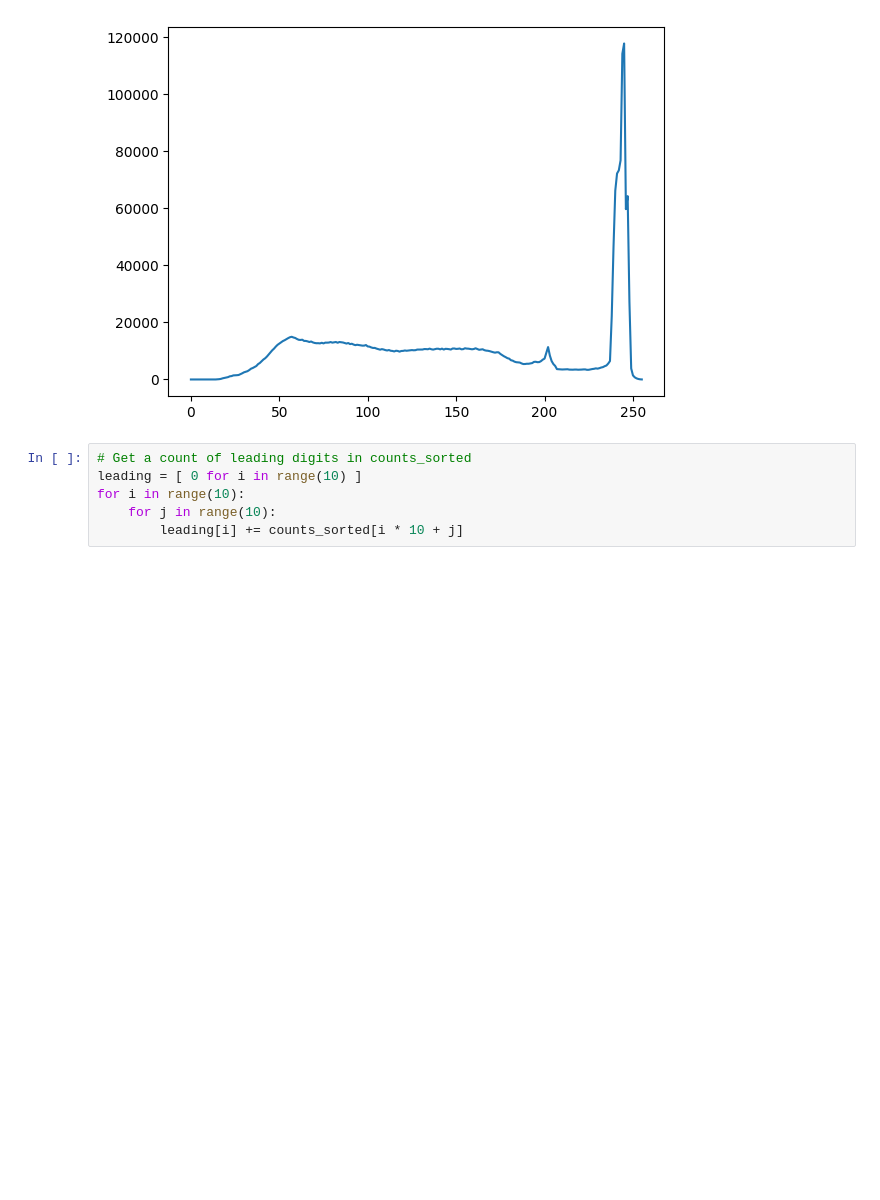
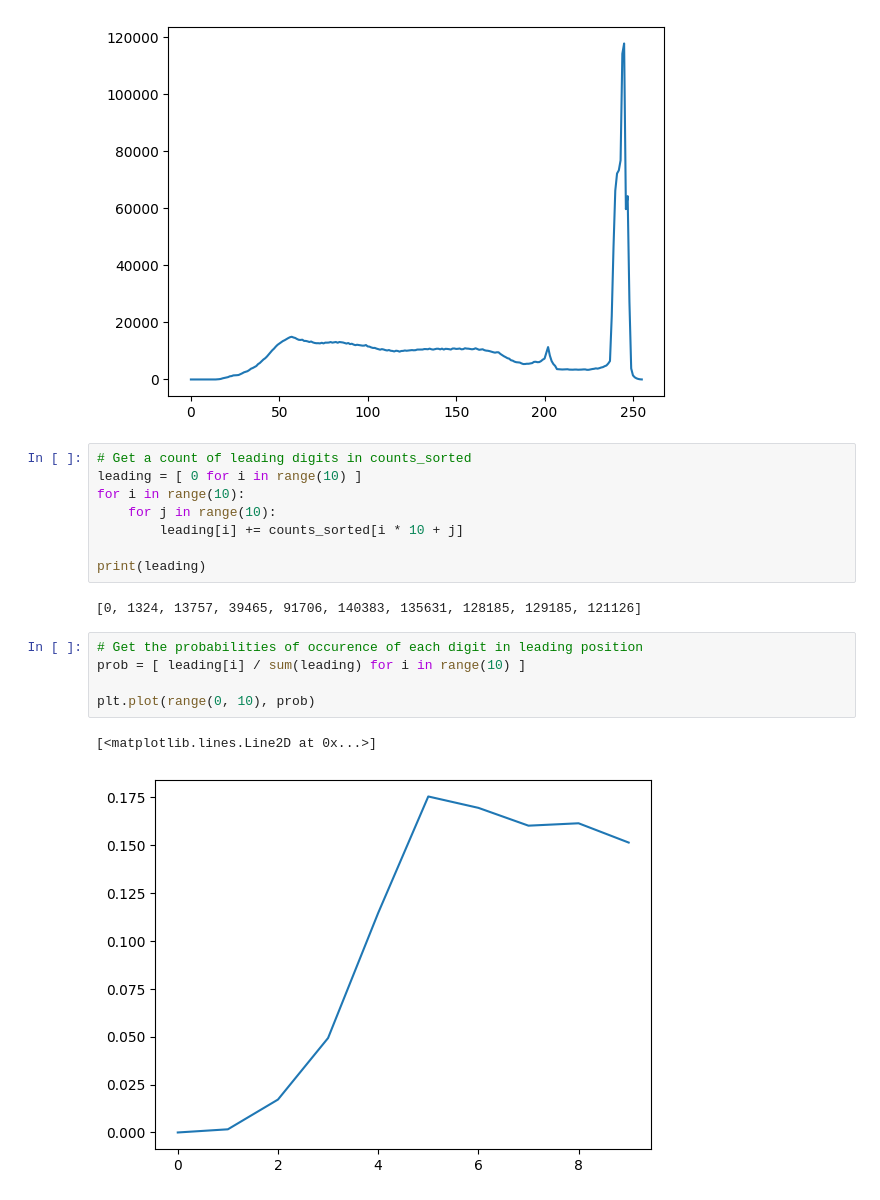
Before and after one commit to mathscapes/benford-image, a Jupyter notebook: bs4.ipynb, the cells around one changed output. Drawn from its saved outputs; the diff is of its cells as text; blank space fills up the shorter version.

```diff
--- a/bs4.ipynb
+++ b/bs4.ipynb
@@ -52,3 +52,15 @@ leading = [ 0 for i in range(10) ]
 for i in range(10):
     for j in range(10):
         leading[i] += counts_sorted[i * 10 + j]
+
+print(leading)
+# %% [output]
+[0, 1324, 13757, 39465, 91706, 140383, 135631, 128185, 129185, 121126]
+# %%
+# Get the probabilities of occurence of each digit in leading position
+prob = [ leading[i] / sum(leading) for i in range(10) ]
+
+plt.plot(range(0, 10), prob)
+# %% [output]
+[<matplotlib.lines.Line2D at 0x...>]
+[figure, added]
```
